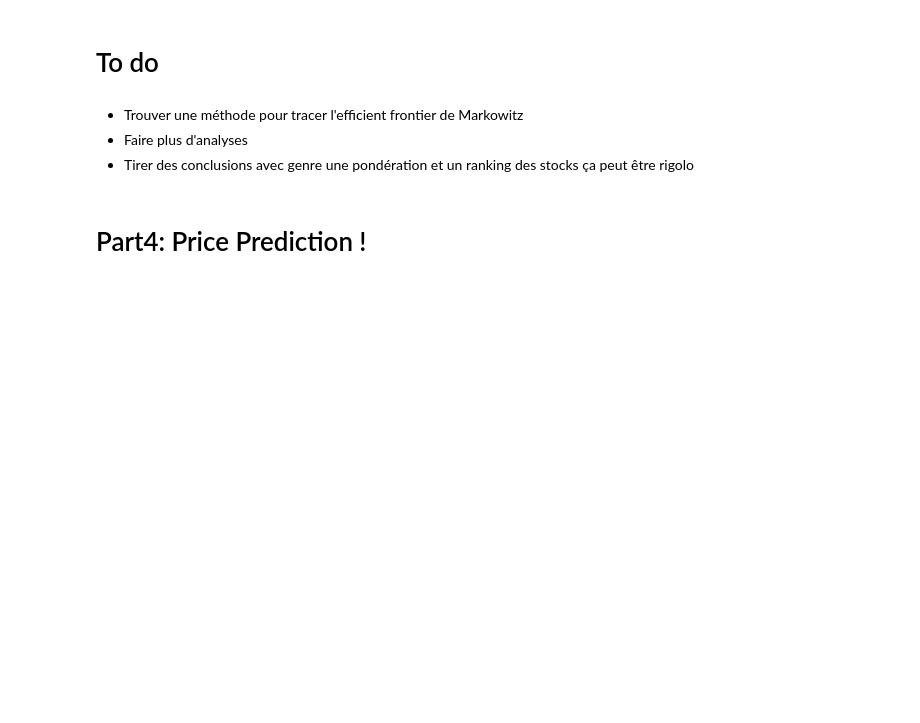
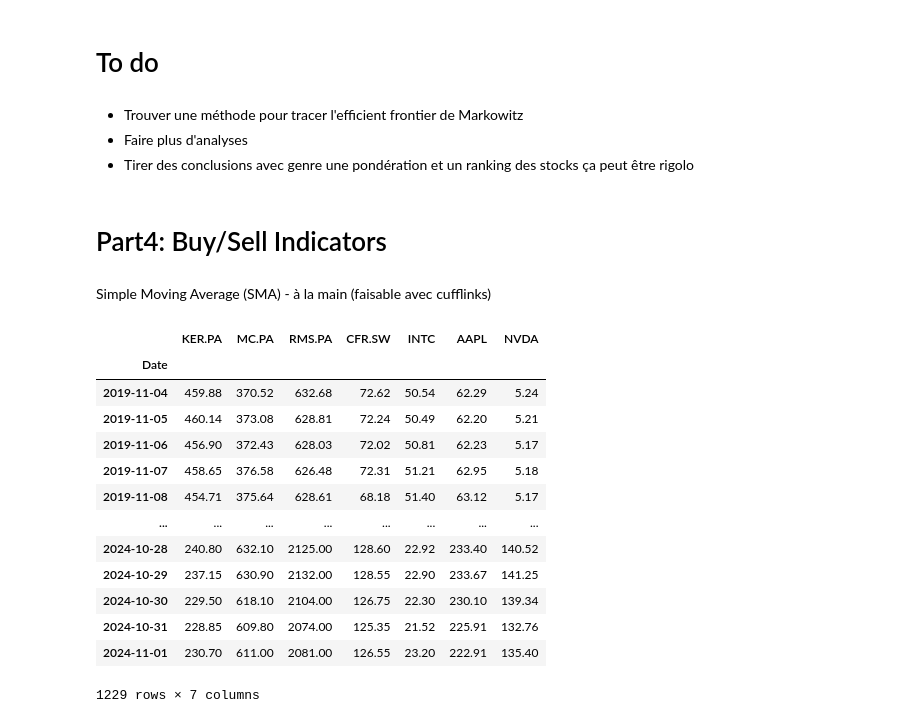
Before and after one commit to MuloTheSecond/Financial-Analysis-Walk-through, a Jupyter notebook: Algo.ipynb, the cells around one changed output. Cells and saved outputs as stored; diff of their text form; code cells hidden in the pictures; blank space fills up the shorter version.

```diff
--- a/Algo.ipynb
+++ b/Algo.ipynb
@@ -454,5 +460,24 @@ Conclusion : On voit bien que Kering, ça pue sa mère !
 - Trouver une méthode pour tracer l'efficient frontier de Markowitz
 - Faire plus d'analyses
 - Tirer des conclusions avec genre une pondération et un ranking des stocks ça peut être rigolo
-# %% [markdown]
-# Part4: Price Prediction !
+# %% [markdown]
+# Part4: Buy/Sell Indicators
+# %% [markdown]
+Simple Moving Average (SMA) - à la main (faisable avec cufflinks)
+# %%
+closing_price_df
+# %% [output]
+|  | KER.PA | MC.PA | RMS.PA | CFR.SW | INTC | AAPL | NVDA |
+| Date |  |  |  |  |  |  |  |
+| 2019-11-04 | 459.88 | 370.52 | 632.68 | 72.62 | 50.54 | 62.29 | 5.24 |
+| 2019-11-05 | 460.14 | 373.08 | 628.81 | 72.24 | 50.49 | 62.20 | 5.21 |
+| 2019-11-06 | 456.90 | 372.43 | 628.03 | 72.02 | 50.81 | 62.23 | 5.17 |
+| 2019-11-07 | 458.65 | 376.58 | 626.48 | 72.31 | 51.21 | 62.95 | 5.18 |
+| 2019-11-08 | 454.71 | 375.64 | 628.61 | 68.18 | 51.40 | 63.12 | 5.17 |
+| ... | ... | ... | ... | ... | ... | ... | ... |
+| 2024-10-28 | 240.80 | 632.10 | 2125.00 | 128.60 | 22.92 | 233.40 | 140.52 |
+| 2024-10-29 | 237.15 | 630.90 | 2132.00 | 128.55 | 22.90 | 233.67 | 141.25 |
+| 2024-10-30 | 229.50 | 618.10 | 2104.00 | 126.75 | 22.30 | 230.10 | 139.34 |
+| 2024-10-31 | 228.85 | 609.80 | 2074.00 | 125.35 | 21.52 | 225.91 | 132.76 |
+| 2024-11-01 | 230.70 | 611.00 | 2081.00 | 126.55 | 23.20 | 222.91 | 135.40 |
+1229 rows × 7 columns
```
Also changed, not shown: parts of 20 cells of this notebook, 25 other files.
